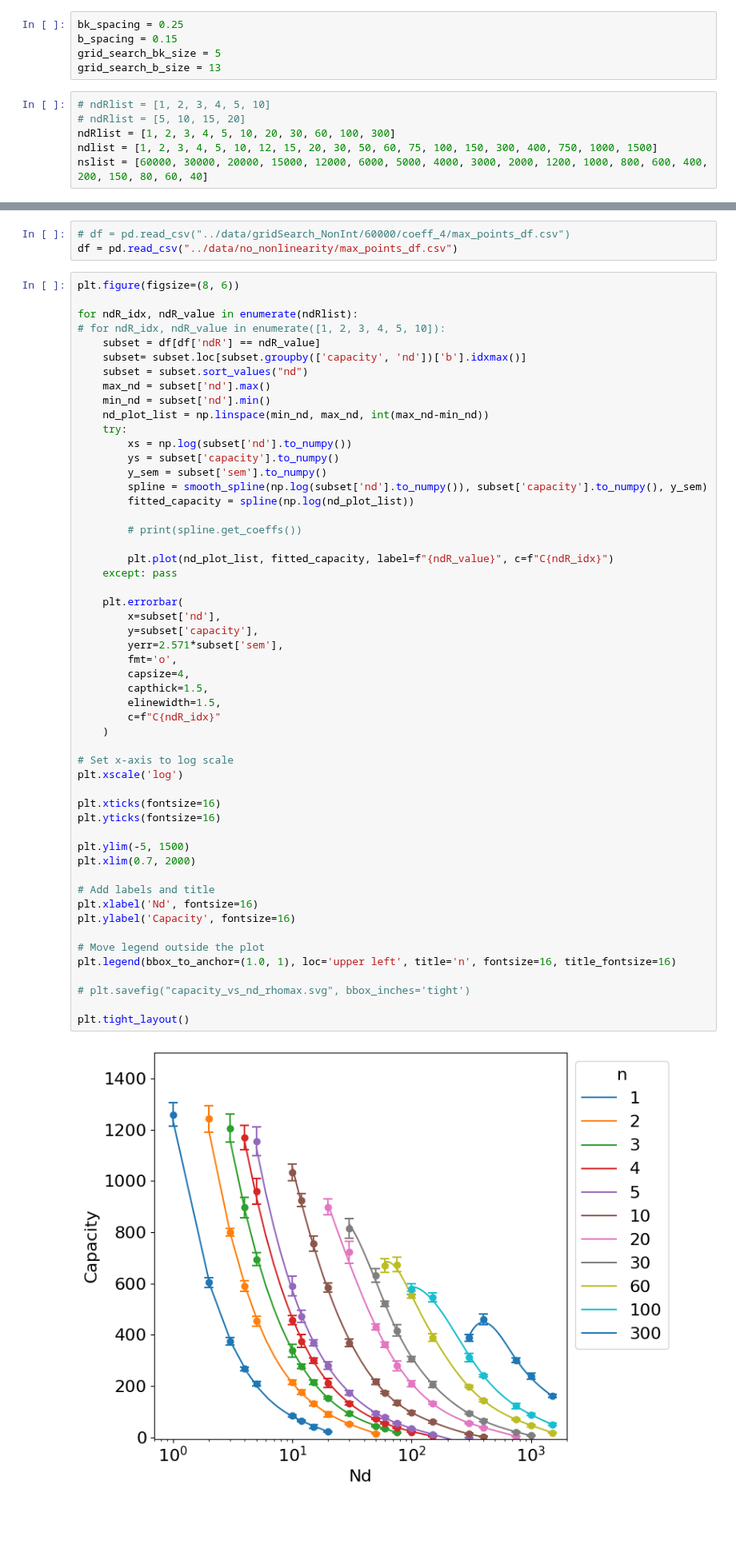
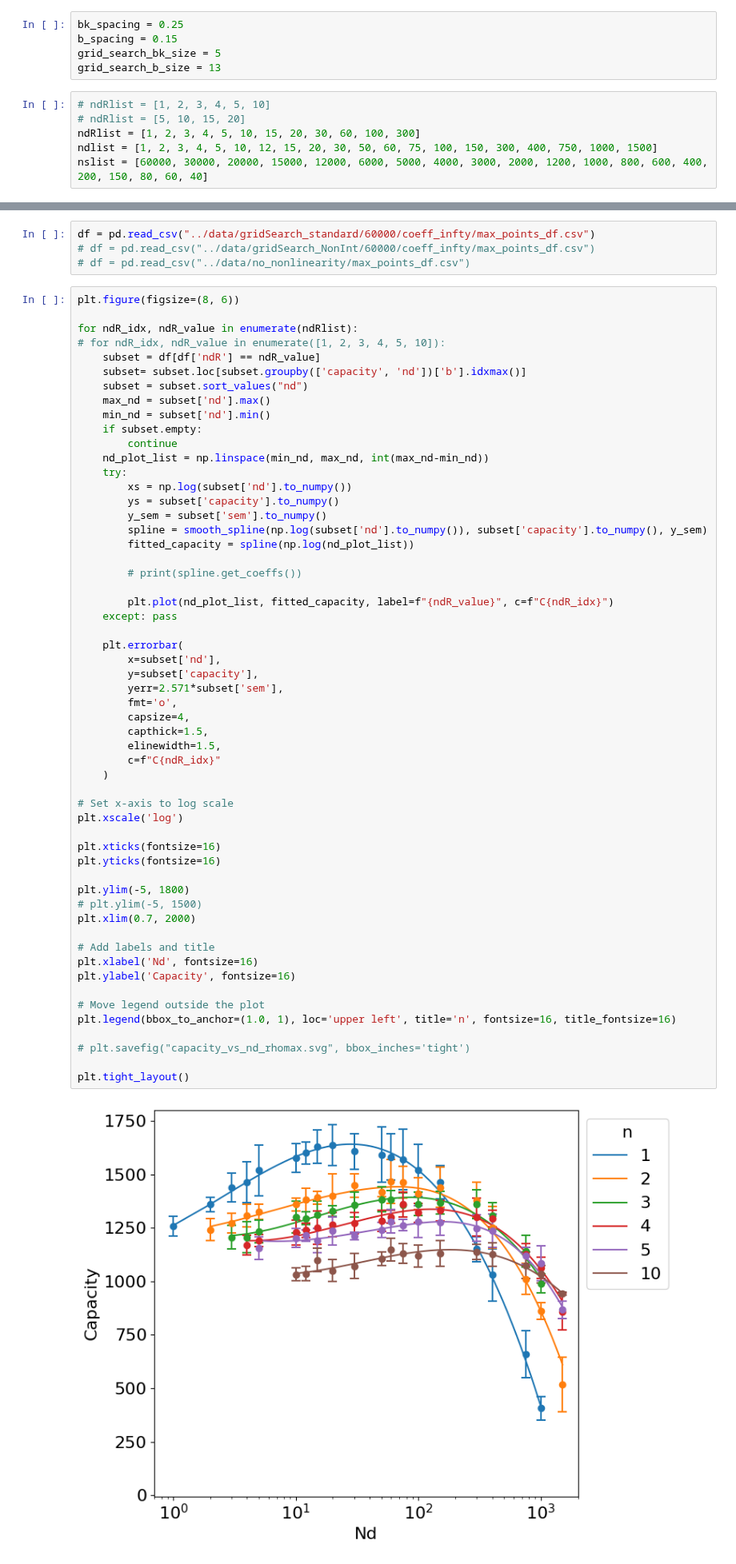
Before and after one commit to Cai-Fangxu/dendrite_familiarity_detection, a Jupyter notebook: b_bk_grid_search/plot.ipynb, the cells around one changed output, grey strips where cells are left out. Shown at 80% size. Drawn from its saved outputs; the diff is of its cells as text; blank space fills up the shorter version.

Commit message:
update, mostly about recording and plotting auxiliary variables

```diff
--- a/b_bk_grid_search/plot.ipynb
+++ b/b_bk_grid_search/plot.ipynb
@@ -46,7 +46,7 @@ grid_search_b_size = 13
 # %%
 # ndRlist = [1, 2, 3, 4, 5, 10]
 # ndRlist = [5, 10, 15, 20]
-ndRlist = [1, 2, 3, 4, 5, 10, 20, 30, 60, 100, 300]
+ndRlist = [1, 2, 3, 4, 5, 10, 15, 20, 30, 60, 100, 300]
 ndlist = [1, 2, 3, 4, 5, 10, 12, 15, 20, 30, 50, 60, 75, 100, 150, 300, 400, 750, 1000, 1500]
 nslist = [60000, 30000, 20000, 15000, 12000, 6000, 5000, 4000, 3000, 2000, 1200, 1000, 800, 600, 400, 200, 150, 80, 60, 40]
 # %% [markdown]
@@ -54,8 +54,9 @@ nslist = [60000, 30000, 20000, 15000, 12000, 6000, 5000, 4000, 3000, 2000, 1200,
 Error bar: 95% confidence interval (degree of freedom = 5)
 $$\text{CI} = y_i \pm 2.571 \times \sigma_i $$
 # %%
-# df = pd.read_csv("../data/gridSearch_NonInt/60000/coeff_4/max_points_df.csv")
-df = pd.read_csv("../data/no_nonlinearity/max_points_df.csv")
+df = pd.read_csv("../data/gridSearch_standard/60000/coeff_infty/max_points_df.csv")
+# df = pd.read_csv("../data/gridSearch_NonInt/60000/coeff_infty/max_points_df.csv")
+# df = pd.read_csv("../data/no_nonlinearity/max_points_df.csv")
 # %%
 plt.figure(figsize=(8, 6))
 
@@ -66,6 +67,8 @@ for ndR_idx, ndR_value in enumerate(ndRlist):
     subset = subset.sort_values("nd")
     max_nd = subset['nd'].max()
     min_nd = subset['nd'].min()
+    if subset.empty:
+        continue
     nd_plot_list = np.linspace(min_nd, max_nd, int(max_nd-min_nd))
     try:
         xs = np.log(subset['nd'].to_numpy())
@@ -82,35 +85,36 @@ for ndR_idx, ndR_value in enumerate(ndRlist):
     plt.errorbar(
         x=subset['nd'],
         y=subset['capacity'],
         yerr=2.571*subset['sem'],
         fmt='o',
         capsize=4,
         capthick=1.5,
         elinewidth=1.5,
         c=f"C{ndR_idx}"
     )
 
 # Set x-axis to log scale
 plt.xscale('log')
 
 plt.xticks(fontsize=16)
 plt.yticks(fontsize=16)
 
-plt.ylim(-5, 1500)
+plt.ylim(-5, 1800)
+# plt.ylim(-5, 1500)
 plt.xlim(0.7, 2000)
 
 # Add labels and title
 plt.xlabel('Nd', fontsize=16)
 plt.ylabel('Capacity', fontsize=16)
 
 # Move legend outside the plot
 plt.legend(bbox_to_anchor=(1.0, 1), loc='upper left', title='n', fontsize=16, title_fontsize=16)
 
 # plt.savefig("capacity_vs_nd_rhomax.svg", bbox_inches='tight')
 
 plt.tight_layout()
 # %% [output]
-[figure, old version]
+[figure, new version]
 # %% [markdown]
 ### Single Grid Search Plot: one $n$, different coeff's
 # %%
```
Also changed, not shown: 7 other files.
